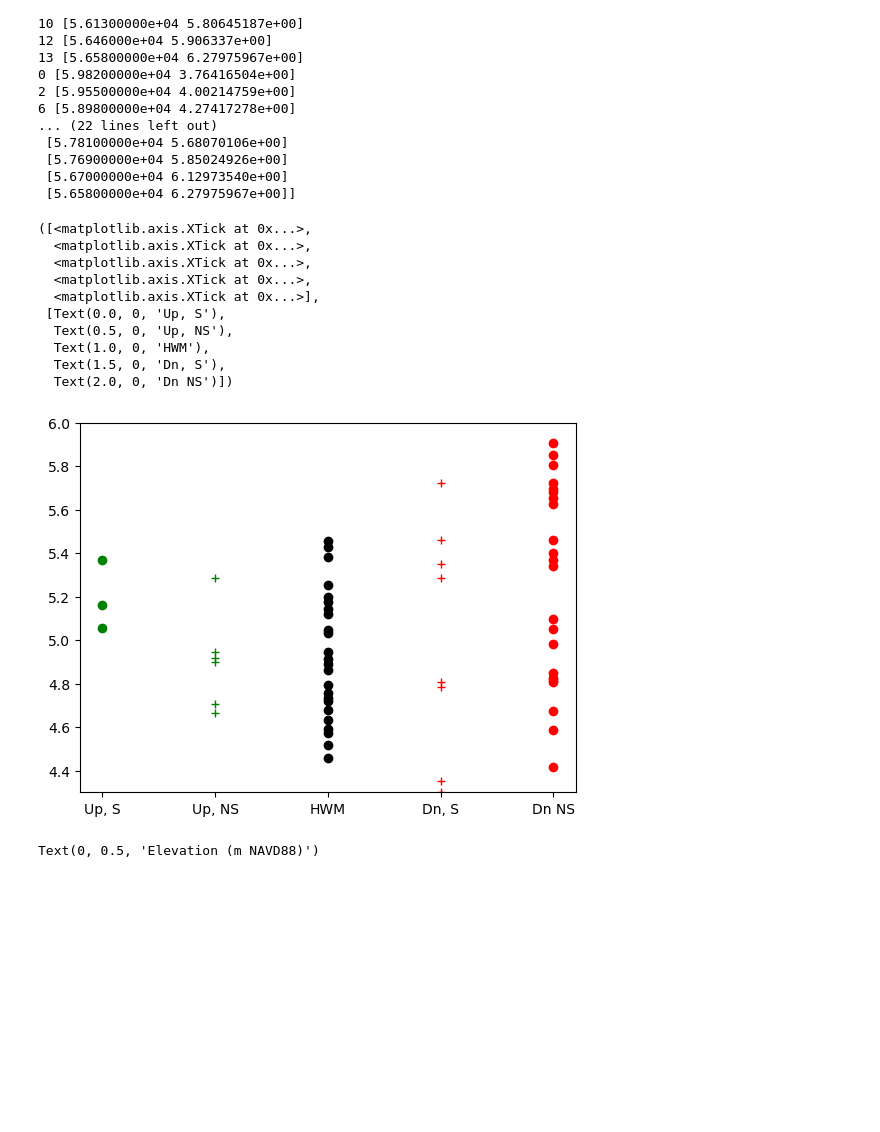
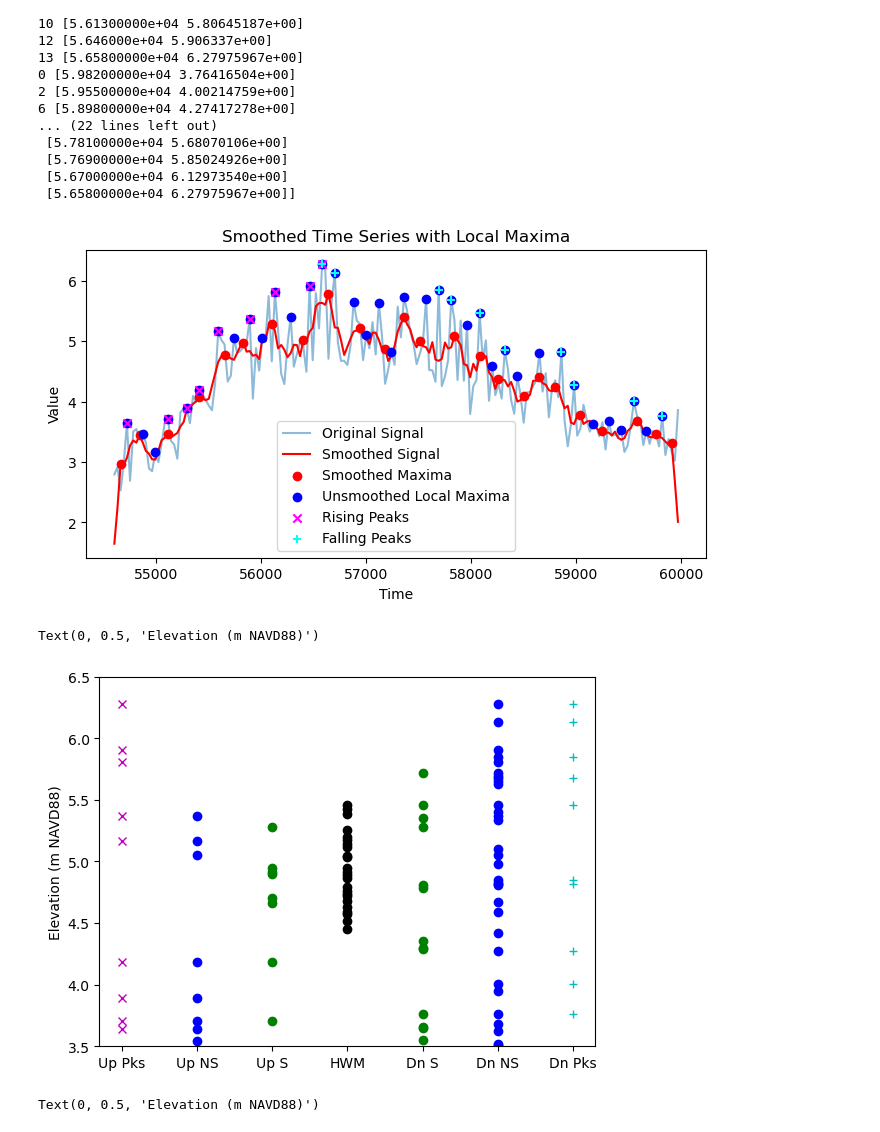
Before and after one commit to csherwood-usgs/NOPP_comparison, a Jupyter notebook: hwm.ipynb, the cells around one changed output. Drawn from its saved outputs; the diff is of its cells as text; code cells hidden in the pictures; blank space fills up the shorter version.

```diff
--- a/hwm.ipynb
+++ b/hwm.ipynb
@@ -249,27 +249,38 @@ print('ppdn:',ppdn)
  [5.76900000e+04 5.85024926e+00]
  [5.67000000e+04 6.12973540e+00]
  [5.65800000e+04 6.27975967e+00]]
+# %%
+plt.figure(figsize=(8, 4))
+plt.plot(t, z, label="Original Signal", alpha=0.5, zorder=0)  # Raw data
+plt.plot(t, z_smooth, label="Smoothed Signal", color="red", zorder=1)  # Smoothed curve
+plt.scatter(t[peaks], z_smooth[peaks], color="red", marker="o", zorder=2, label="Smoothed Maxima")  # Peaks
+plt.scatter(t[peakus], z[peakus], color="blue", marker="o", zorder=3, label="Unsmoothed Local Maxima")  # Peaks
+plt.scatter(ppup[:,0], ppup[:,1], color='magenta', marker='x', zorder=4, label='Rising Peaks')
+plt.scatter(ppdn[:,0], ppdn[:,1], color='cyan', marker='+', zorder=4, label='Falling Peaks')
+
+plt.legend()
+plt.xlabel("Time")
+plt.ylabel("Value")
+plt.title("Smoothed Time Series with Local Maxima")
+plt.show()
+# %% [output]
+[figure, added]
 # %%
-plt.plot( 0.*np.ones_like(pup), pup,'og' )
-plt.plot( 1.*np.ones_like(hwm), hwm,'ok' )
-plt.plot( 2.*np.ones_like(pdn), pdn,'or' )
-plt.plot( 0.5*np.ones_like(pups), pups,'+g' )
-plt.plot( 1.5*np.ones_like(pdns), pdns,'+r' )
-plt.ylim(4.3,6.0)
-plt.xticks([0.,.5,1,1.5,2], ['Up, S','Up, NS','HWM','Dn, S','Dn NS'])
+plt.plot( -3*np.ones_like(ppup), ppup,'xm' )
+plt.plot( -2*np.ones_like(pup), pup,'ob' )
+plt.plot( -1*np.ones_like(pups), pups,'og' )
+plt.plot( 0.*np.ones_like(hwm), hwm,'ok' )
+plt.plot( 1.*np.ones_like(pdns), pdns,'og' )
+plt.plot( 2.*np.ones_like(pdn), pdn,'ob' )
+plt.plot( 3.*np.ones_like(ppdn), ppdn,'+c' )
+
+
+plt.ylim(3.5,6.5)
+plt.xticks([-3,-2,-1,0,1,2,3], ['Up Pks','Up NS','Up S','HWM','Dn S','Dn NS', 'Dn Pks'])
 plt.ylabel('Elevation (m NAVD88)')
 # %% [output]
-([<matplotlib.axis.XTick at 0x...>,
-  <matplotlib.axis.XTick at 0x...>,
-  <matplotlib.axis.XTick at 0x...>,
-  <matplotlib.axis.XTick at 0x...>,
-  <matplotlib.axis.XTick at 0x...>],
- [Text(0.0, 0, 'Up, S'),
-  Text(0.5, 0, 'Up, NS'),
-  Text(1.0, 0, 'HWM'),
-  Text(1.5, 0, 'Dn, S'),
-  Text(2.0, 0, 'Dn NS')])
+Text(0, 0.5, 'Elevation (m NAVD88)')
-[figure, old version]
+[figure, new version]
 # %%
 plt.plot( 0.*np.ones_like(ppup), ppup,'og' )
 plt.plot( 1.*np.ones_like(hwm), hwm,'ok' )
```
